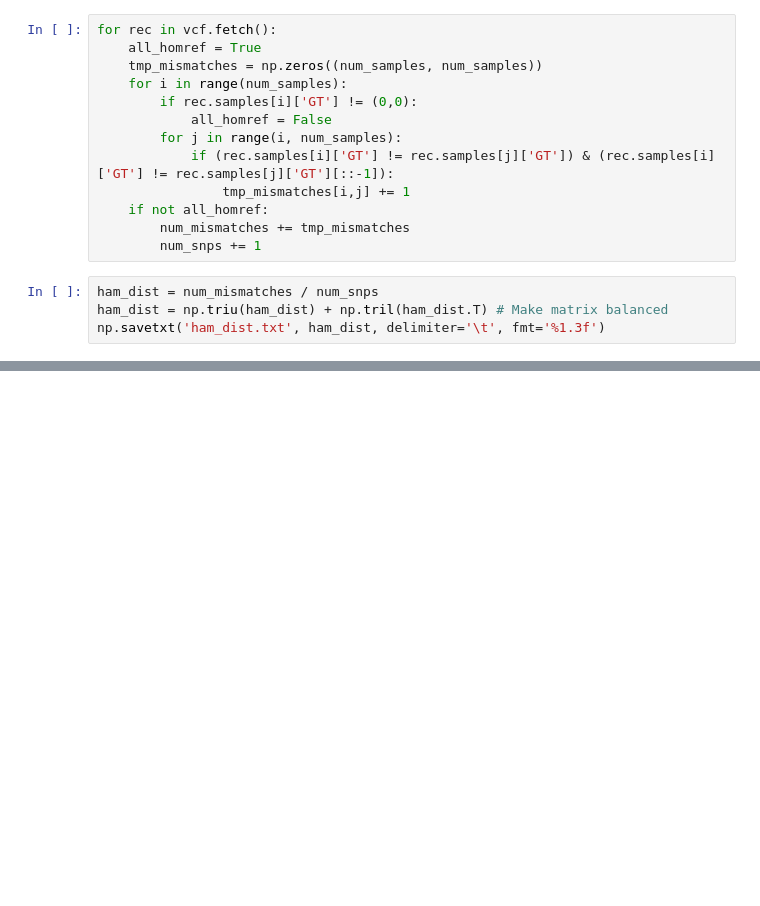
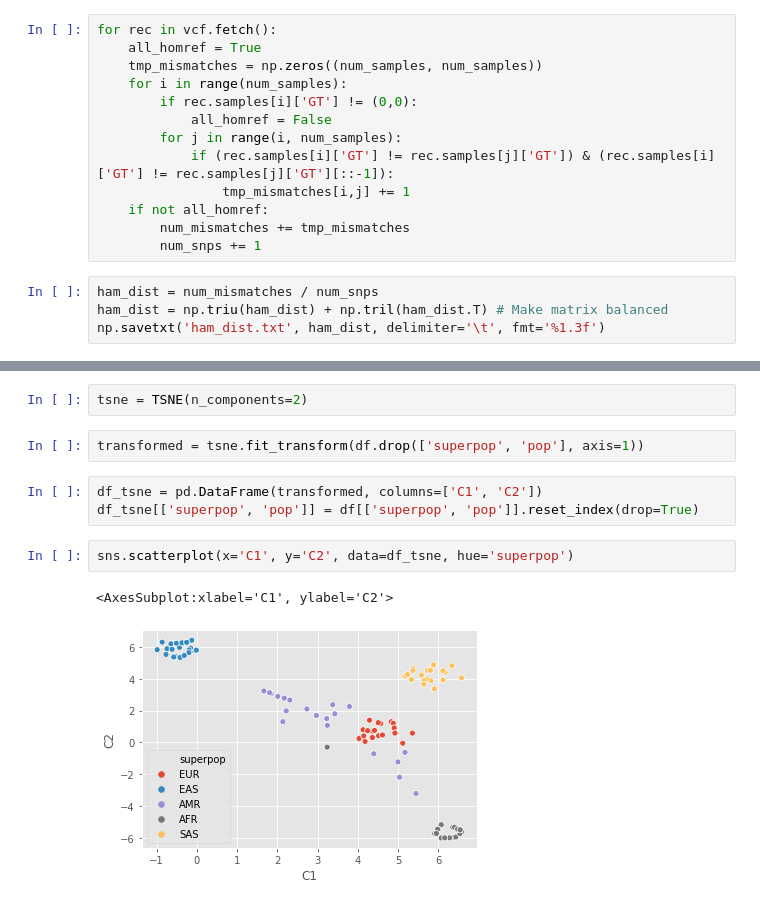
Before and after one commit to burgshrimps/geogenome, a Jupyter notebook: geogenome.ipynb, the cells around one changed output, grey strips where cells are left out. Saved outputs shown, nothing was run; the diff lists cells and outputs as text; blank space fills up the shorter version.

```diff
--- a/geogenome.ipynb
+++ b/geogenome.ipynb
@@ -48,0 +125,12 @@ np.savetxt('ham_dist.txt', ham_dist, delimiter='\t', fmt='%1.3f')
+# %%
+tsne = TSNE(n_components=2)
+# %%
+transformed = tsne.fit_transform(df.drop(['superpop', 'pop'], axis=1))
+# %%
+df_tsne = pd.DataFrame(transformed, columns=['C1', 'C2'])
+df_tsne[['superpop', 'pop']] = df[['superpop', 'pop']].reset_index(drop=True)
+# %%
+sns.scatterplot(x='C1', y='C2', data=df_tsne, hue='superpop')
+# %% [output]
+<AxesSubplot:xlabel='C1', ylabel='C2'>
+[figure, added]
```
Also changed, not shown: parts of 15 cells of this notebook, 2 other files.
